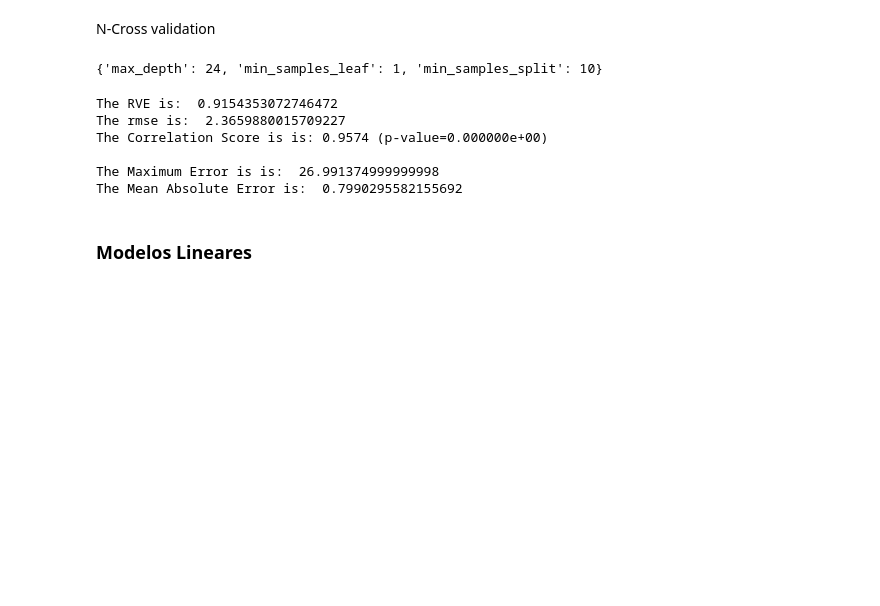
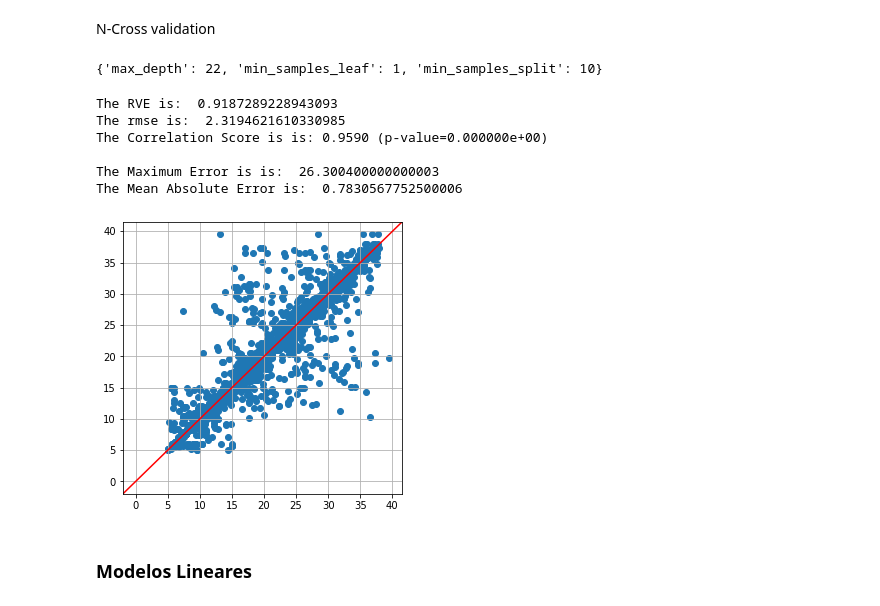
Before and after one commit to Singularitty/AAAssignments, a Jupyter notebook: Assignment 1/assignment1.ipynb, the cells around one changed output. Cells and saved outputs as stored; diff of their text form; code cells hidden in the pictures; blank space fills up the shorter version.

```diff
--- a/Assignment 1/assignment1.ipynb
+++ b/Assignment 1/assignment1.ipynb
@@ -16,7 +17,7 @@ from sklearn.metrics import precision_score, recall_score, f1_score, matthews_co
 from sklearn.metrics import explained_variance_score, mean_squared_error, max_error, mean_absolute_error
 from scipy.stats import pearsonr
 # %%
-# Funcoes auxiliares
+# Estatisticas para regressores
 def printRegStatistics(truth, preds):
     print("The RVE is: ", explained_variance_score(truth, preds))
     print("The rmse is: ", mean_squared_error(truth, preds, squared=False))
@@ -25,14 +26,16 @@ def printRegStatistics(truth, preds):
     print("The Maximum Error is is: ", max_error(truth, preds))
     print("The Mean Absolute Error is: ", mean_absolute_error(truth, preds))
 
+# Previsao de resultados com cross validation
 def CrossValidation(X_TRAIN, y_TRAIN, kf, model):
     TRUTH=None
     PREDS=None
     for train_index, test_index in kf.split(X_TRAIN):
         X_train, X_test = X_TRAIN[train_index], X_TRAIN[test_index]
         y_train, y_test = y_TRAIN[train_index], y_TRAIN[test_index]
-        model.fit(X_train, y_train)
-        preds = model.predict(X_test)
+        temp_model = clone(model)
+        temp_model.fit(X_train, y_train)
+        preds = temp_model.predict(X_test)
         if TRUTH is None:
             PREDS=preds
             TRUTH=y_test
@@ -41,6 +44,18 @@ def CrossValidation(X_TRAIN, y_TRAIN, kf, model):
             TRUTH=np.hstack((TRUTH, y_test))
     return (TRUTH, PREDS)
 
+# Estatisticas para classificadores
+def printClassResults(truth, preds):
+    print("The Accuracy is: %7.4f" % accuracy_score(truth, preds))
+    print("The Precision is: %7.4f" % precision_score(truth, preds))
+    print("The Recall is: %7.4f" % recall_score(truth, preds))
+    print("The F1 score is: %7.4f" % f1_score(truth, preds))
+    print("The Matthews correlation coefficient is: %7.4f" % matthews_corrcoef(truth, preds))
+    print()
+    print("This is the Confusion Matrix")
+    print(pd.DataFrame(confusion_matrix(truth, preds)))
+
+# Plot das previsoes vs dados reais
 def displayPlot(preds, truth):
     plt.figure(figsize=(5,5))
     plt.scatter(preds, truth)
@@ -78,8 +89,8 @@ N-Cross validation
 # %%
 params = [
     {"max_depth" : [6,8,10,12,14,16,18,20,22,24,26,28,30],
-    "min_samples_leaf" : [1,5,10,20],
-    "min_samples_split" : [2,5,10,20]}]
+    "min_samples_leaf" : [1,4,5,6,7,8,10,20],
+    "min_samples_split" : [2,4,5,6,7,8,10,20]}]
 
 grid_search = GridSearchCV(
     DecisionTreeRegressor(), params, scoring="neg_mean_squared_error", cv=kf1 , n_jobs=-1)
@@ -87,16 +98,19 @@ grid_search = GridSearchCV(
 grid_search.fit(X_obj1_TRAIN, y_obj1_TRAIN)
 print(grid_search.best_params_)
 # %% [output]
-{'max_depth': 24, 'min_samples_leaf': 1, 'min_samples_split': 10}
+{'max_depth': 22, 'min_samples_leaf': 1, 'min_samples_split': 10}
 # %%
-printRegStatistics(*CrossValidation(X_obj1_TRAIN, y_obj1_TRAIN, kf1, DecisionTreeRegressor(**grid_search.best_params_)))
+truth, preds = CrossValidation(X_obj1_TRAIN, y_obj1_TRAIN, kf1, grid_search.best_estimator_)
+printRegStatistics(truth, preds)
+displayPlot(preds, truth)
 # %% [output]
-The RVE is:  0.9154353072746472
-The rmse is:  2.3659880015709227
-The Correlation Score is is: 0.9574 (p-value=0.000000e+00)
+The RVE is:  0.9187289228943093
+The rmse is:  2.3194621610330985
+The Correlation Score is is: 0.9590 (p-value=0.000000e+00)
 
-The Maximum Error is is:  26.991374999999998
-The Mean Absolute Error is:  0.7990295582155692
+The Maximum Error is is:  26.300400000000003
+The Mean Absolute Error is:  0.7830567752500006
+[figure, added]
 # %% [markdown]
 ### Modelos Lineares
 # %% [markdown]
```
Also changed, not shown: parts of 32 cells of this notebook.
